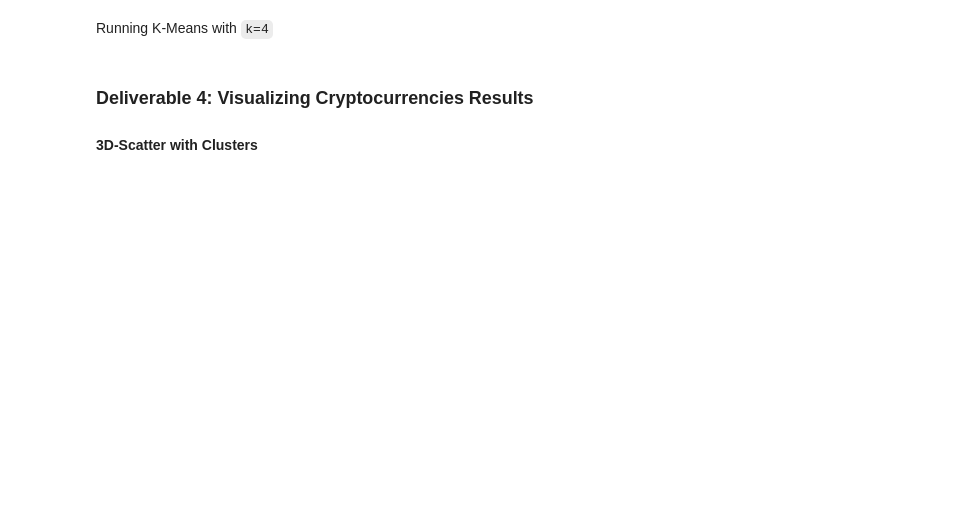
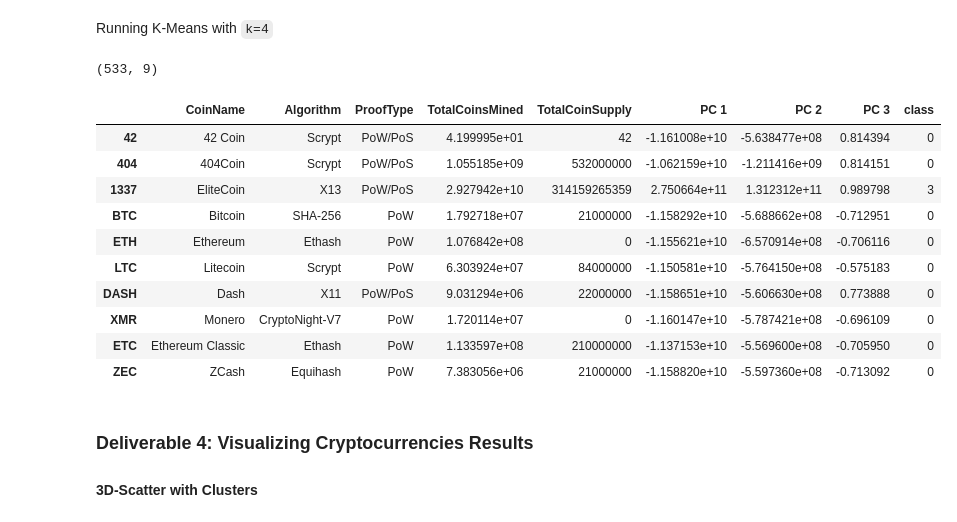
Before and after one commit to amitchub/clustering_crypto, a Jupyter notebook: crypto_clustering_.ipynb, the cells around one changed output. Drawn from its saved outputs; the diff is of its cells as text; code cells hidden in the pictures; blank space fills up the shorter version.

```diff
--- a/crypto_clustering_.ipynb
+++ b/crypto_clustering_.ipynb
@@ -276,0 +274,15 @@ pcs_df.head(15)
+# %%
+# Create an elbow curve to find the best value for K.
+inertia = []
+k = list(range(1, 11))
+
+# Calculate the inertia for the range ok k values
+for i in k:
+    km = KMeans(n_clusters=i, random_state=0)
+    km.fit(pcs_df)
+    inertia.append(km.inertia_)
+
+# Create the Elbow Curve using hvPlot
+elbow_data = {"k": k, "inertia": inertia}
+df_elbow = pd.DataFrame(elbow_data)
+df_elbow.hvplot.line(x="k", y="inertia", xticks=k, title="Elbow Curve")
@@ -278,27 +292,40 @@ pcs_df.head(15)
 Running K-Means with `k=4`
 # %%
 # Initialize the K-Means model.
-# YOUR CODE HERE
+model = KMeans(n_clusters=4, random_state=0)
 
 # Fit the model
-# YOUR CODE HERE
+model.fit(pcs_df)
 
 # Predict clusters
-# YOUR CODE HERE
+predictions = model.predict(pcs_df)
 # %%
 # Create a new DataFrame including predicted clusters and cryptocurrencies features.
 # Concatentate the crypto_df and pcs_df DataFrames on the same columns.
-# YOUR CODE HERE
 
 #  Add a new column, "CoinName" to the clustered_df DataFrame that holds the names of the cryptocurrencies.
-# YOUR CODE HERE
 
 #  Add a new column, "Class" to the clustered_df DataFrame that holds the predictions.
-# YOUR CODE HERE
+pcs_df["class"] = model.labels_
+clustered_df = pd.concat([crypto002_df, pcs_df], axis=1)
+clustered_df
 
 # Print the shape of the clustered_df
 print(clustered_df.shape)
 clustered_df.head(10)
+# %% [output]
+(533, 9)
+|  | CoinName | Algorithm | ProofType | TotalCoinsMined | TotalCoinSupply | PC 1 | PC 2 | PC 3 | class |
+| 42 | 42 Coin | Scrypt | PoW/PoS | 4.199995e+01 | 42 | -1.161008e+10 | -5.638477e+08 | 0.814394 | 0 |
+| 404 | 404Coin | Scrypt | PoW/PoS | 1.055185e+09 | 532000000 | -1.062159e+10 | -1.211416e+09 | 0.814151 | 0 |
+| 1337 | EliteCoin | X13 | PoW/PoS | 2.927942e+10 | 314159265359 | 2.750664e+11 | 1.312312e+11 | 0.989798 | 3 |
+| BTC | Bitcoin | SHA-256 | PoW | 1.792718e+07 | 21000000 | -1.158292e+10 | -5.688662e+08 | -0.712951 | 0 |
+| ETH | Ethereum | Ethash | PoW | 1.076842e+08 | 0 | -1.155621e+10 | -6.570914e+08 | -0.706116 | 0 |
+| LTC | Litecoin | Scrypt | PoW | 6.303924e+07 | 84000000 | -1.150581e+10 | -5.764150e+08 | -0.575183 | 0 |
+| DASH | Dash | X11 | PoW/PoS | 9.031294e+06 | 22000000 | -1.158651e+10 | -5.606630e+08 | 0.773888 | 0 |
+| XMR | Monero | CryptoNight-V7 | PoW | 1.720114e+07 | 0 | -1.160147e+10 | -5.787421e+08 | -0.696109 | 0 |
+| ETC | Ethereum Classic | Ethash | PoW | 1.133597e+08 | 210000000 | -1.137153e+10 | -5.569600e+08 | -0.705950 | 0 |
+| ZEC | ZCash | Equihash | PoW | 7.383056e+06 | 21000000 | -1.158820e+10 | -5.597360e+08 | -0.713092 | 0 |
 # %% [markdown]
 ### Deliverable 4: Visualizing Cryptocurrencies Results
 
```
Also changed, not shown: parts of 2 cells of this notebook.
